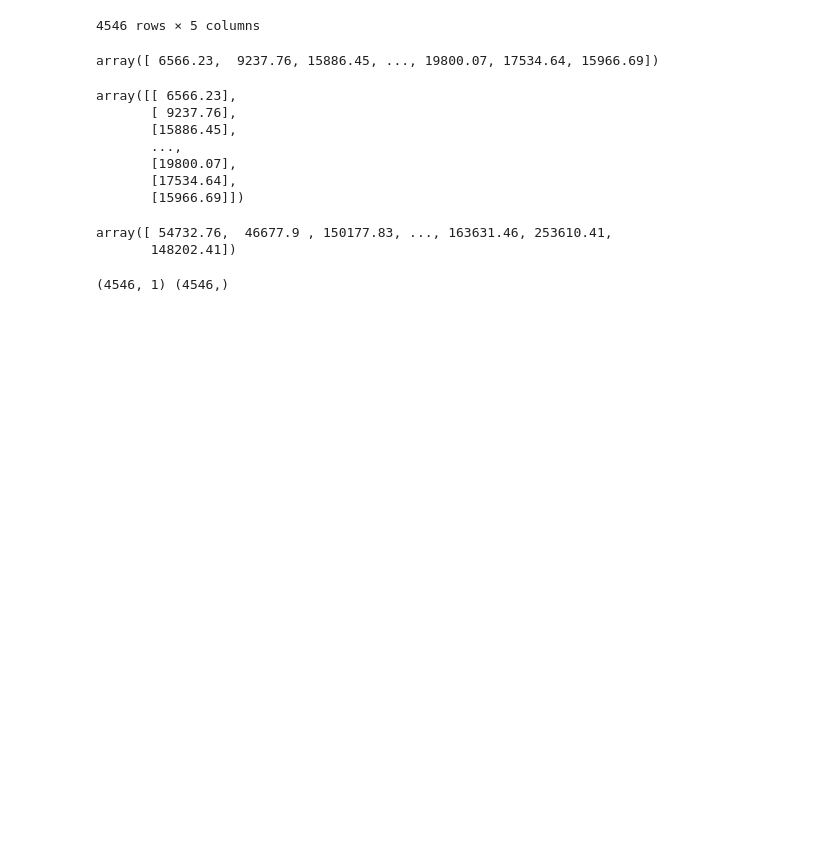
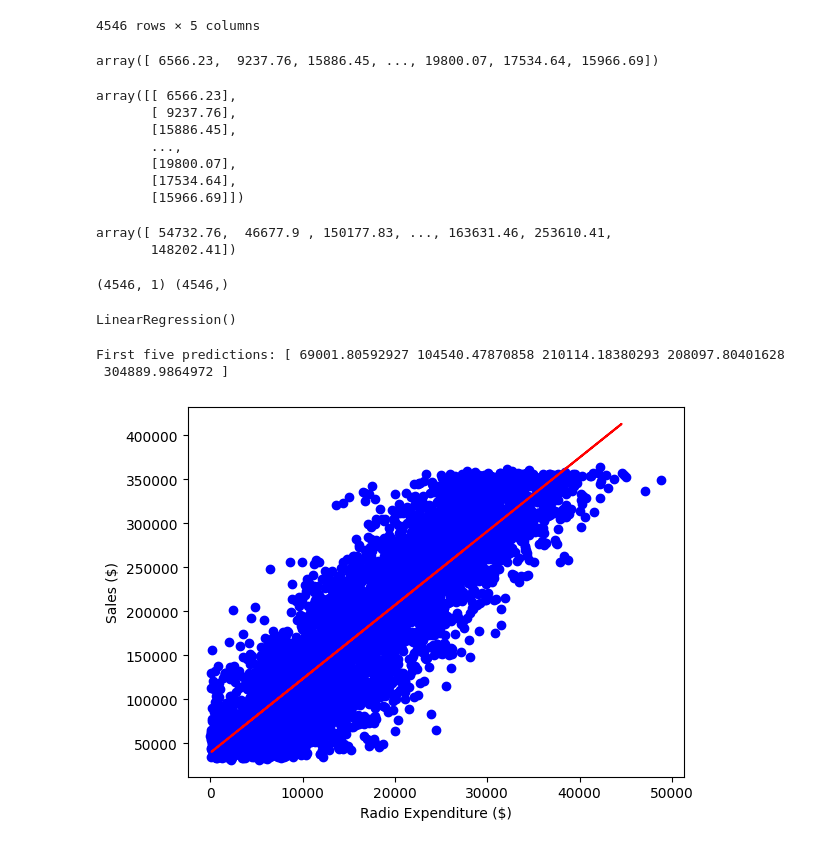
Before and after one commit to Bil115/Sales_Predictive_Model, a Jupyter notebook: sales_prediction.ipynb, the cells around one changed output. Saved outputs shown, nothing was run; the diff lists cells and outputs as text; code cells hidden in the pictures; blank space fills up the shorter version.

Commit message:
Made predictions and visualise the model

```diff
--- a/sales_prediction.ipynb
+++ b/sales_prediction.ipynb
@@ -56,4 +56,29 @@ x_train,x_test,y_train,y_test=train_test_split(x,y,test_size=0.2,random_state=42
 #Building the model
 from sklearn.linear_model import LinearRegression
 lin_reg= LinearRegression()
-lin_reg.fit(x_tain
+lin_reg.fit(x_train,y_train)
+# %% [output]
+LinearRegression()
+# %%
+#Make predictions
+y_pred=lin_reg.predict(x_test)
+
+#Print the first five predictions
+print(f'First five predictions: {y_pred[:5]}')
+# %% [output]
+First five predictions: [ 69001.80592927 104540.47870858 210114.18380293 208097.80401628
+ 304889.9864972 ]
+# %%
+#Making visualization
+import matplotlib.pyplot as plt
+
+#Creating a scatter plot
+plt.scatter(x,y,color='b')
+
+# Create line plot
+plt.plot(x_test,y_pred, color="r")
+plt.xlabel("Radio Expenditure ($)")
+plt.ylabel("Sales ($)")
+plt.show()
+# %% [output]
+[figure, added]
```
